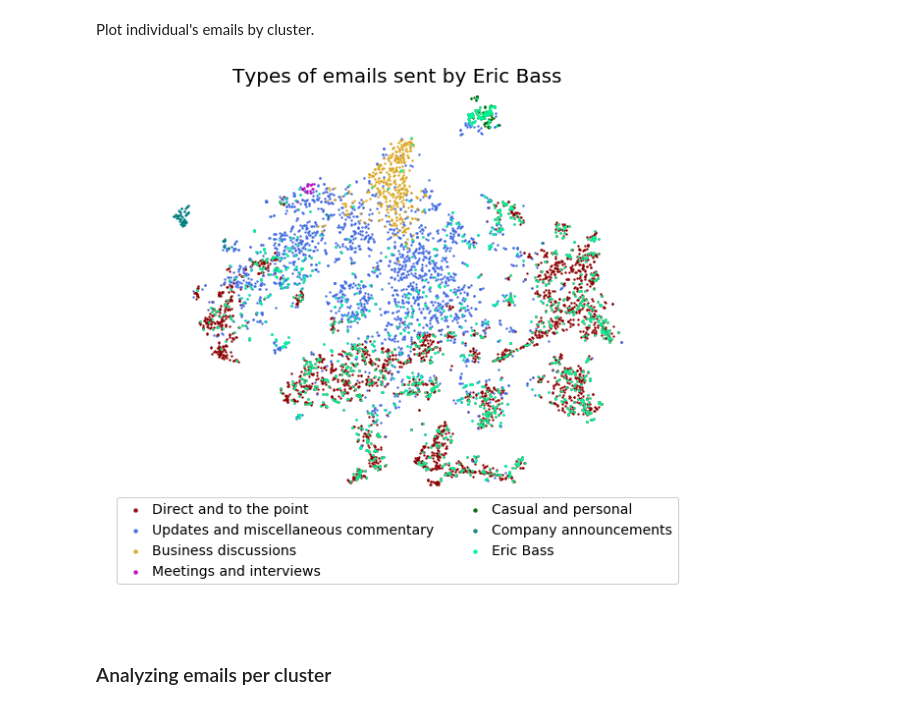
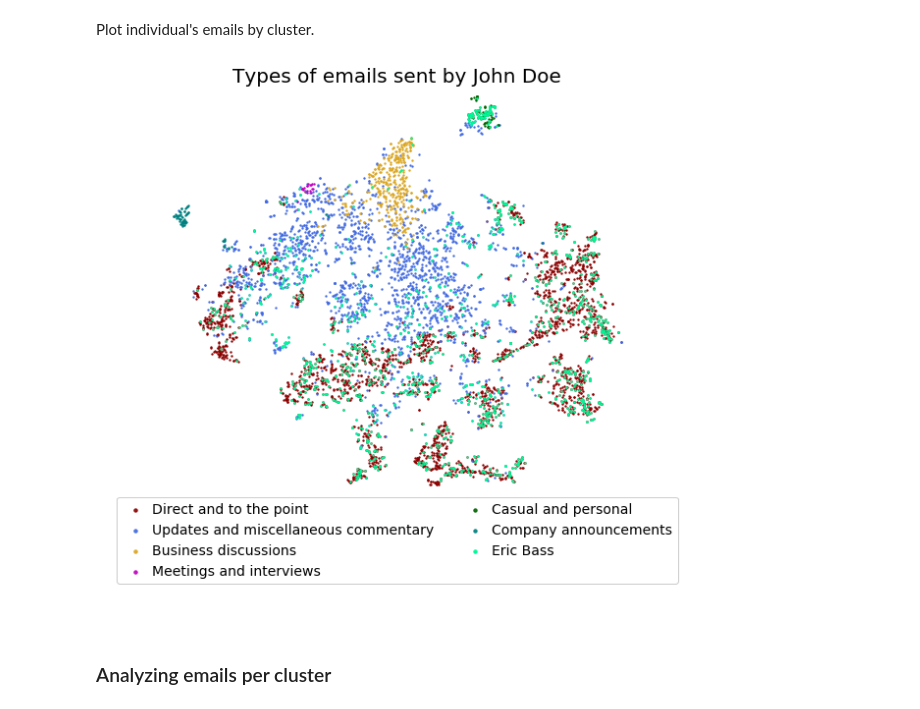
Before and after one commit to yuwie10/cultivate, a Jupyter notebook: notebooks/02-analysis.ipynb, the cells around one changed output. Cells and saved outputs as stored; diff of their text form; code cells hidden in the pictures.

```diff
--- a/notebooks/02-analysis.ipynb
+++ b/notebooks/02-analysis.ipynb
@@ -747,35 +747,35 @@ tsne_df = pd.DataFrame(fitted_tsnes[-2], columns = ['dimension 1', 'dimension 2'
 tsne_df['cluster_labels'] = db_clusters
 tsne_df['cluster_labels'].replace(cluster_labels, inplace = True)
 
 g = sns.lmplot('dimension 1', 'dimension 2', tsne_df,
                 hue = 'cluster_labels', legend = False,
                 fit_reg = False, palette = colors,
                 size = 8, scatter_kws = {'alpha':0.9, 's':2})
 
 #plot individual's emails
 indiv_pts = text_features[text_features['sender'] == email].index
 indiv_pts = tsne_df.iloc[indiv_pts]
 plt.scatter(indiv_pts['dimension 1'], indiv_pts['dimension 2'],
             c = 'mediumspringgreen', s = 2, label = name);
 
-plt.title('Types of emails sent by {}'.format(name),
+plt.title('Types of emails sent by John Doe',
           fontsize = 20, y = 0.97);
 
 plt.axis('off');
 
 lgd = plt.legend(loc = 'lower center',
                 ncol = 2,
                 borderaxespad = 0.,
                 fontsize = 14,
                 markerscale = 2.4,
                 handletextpad = 0.2)
 
 lgd.get_frame().set_alpha(1);
 
 plt.savefig(save_image + 'tsne-indiv.png',
             bbox_extra_artists = (lgd,), bbox_inches = 'tight');
 # %% [output]
-[figure, old version]
+[figure, new version]
 # %% [markdown]
 ### Analyzing emails per cluster
 # %%
```
Also changed, not shown: parts of 1 cell of this notebook, 2 other files.
